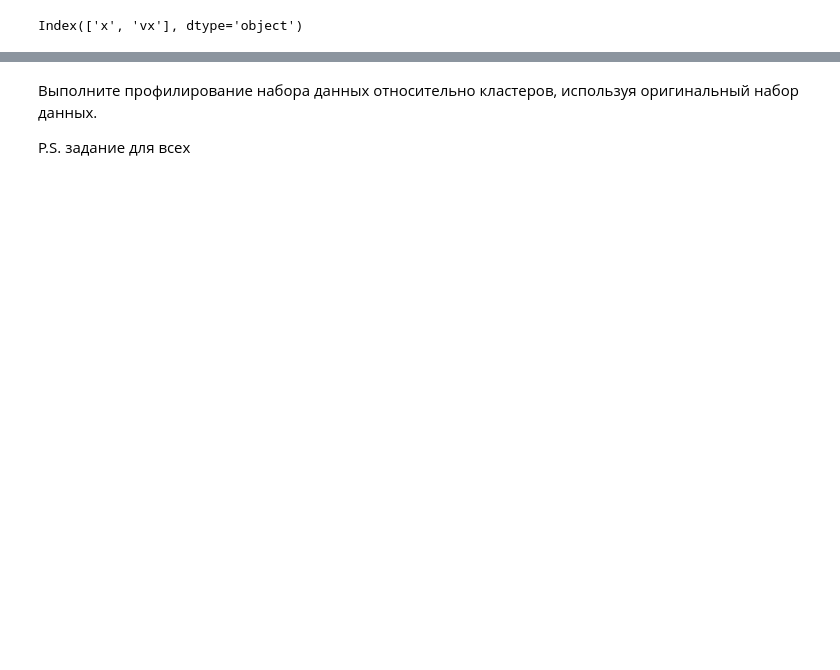
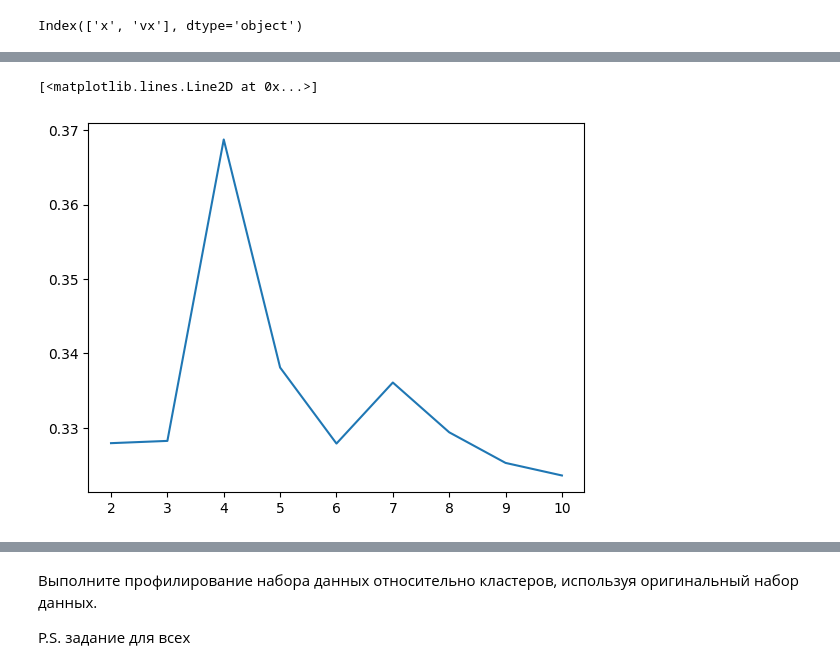
Before and after one commit to KOT1HATOP/ml_labs, a Jupyter notebook: lab4/Задание_4.ipynb, the cells around one changed output, grey strips where cells are left out. Cells and saved outputs as stored; diff of their text form; code cells hidden in the pictures; blank space fills up the shorter version.

```diff
--- a/lab4/Задание_4.ipynb
+++ b/lab4/Задание_4.ipynb
@@ -254,0 +253,5 @@ print(f"Число кластеров davies_bouldin_score - {davies_score.index
+# %%
+plt.plot(range(2,11),sillhouette_score)
+# %% [output]
+[<matplotlib.lines.Line2D at 0x...>]
+[figure, added]
```
Also changed, not shown: parts of 38 cells of this notebook.
